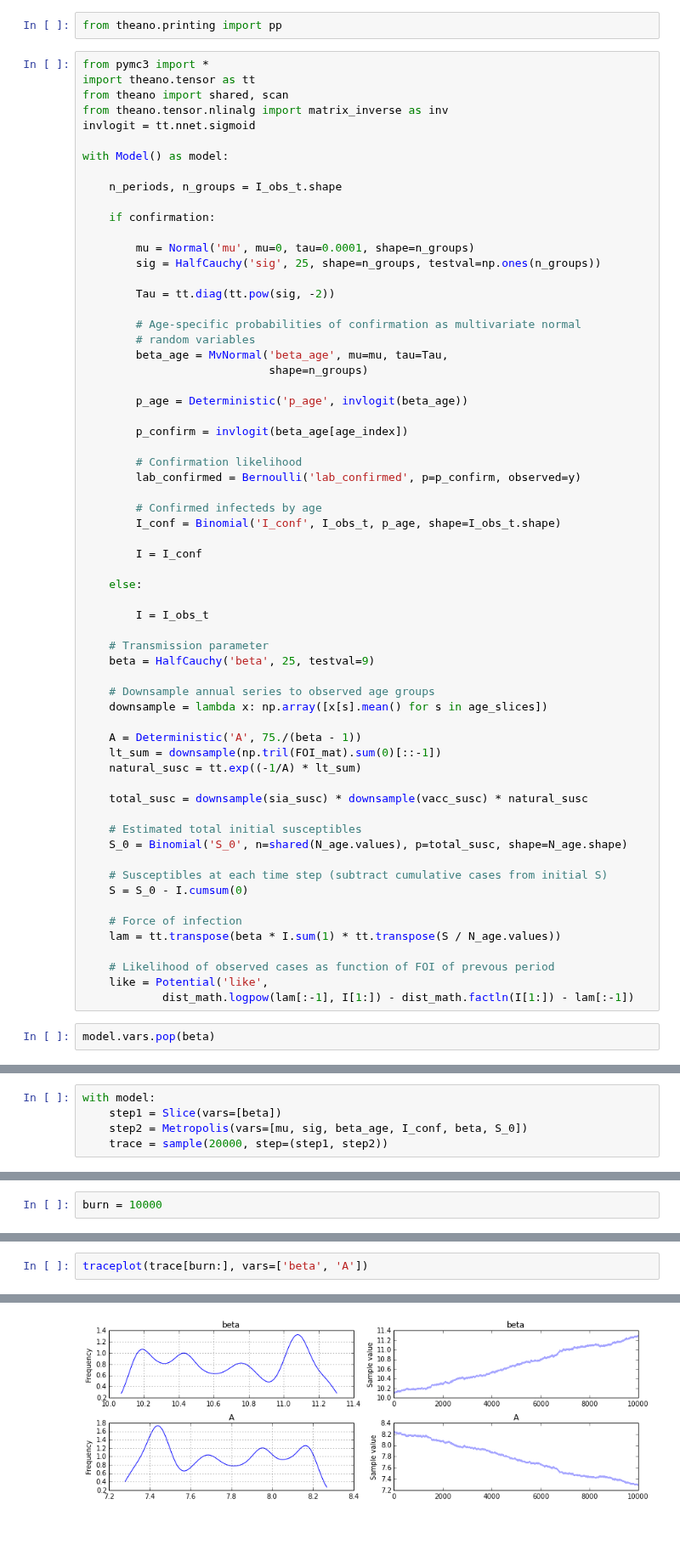
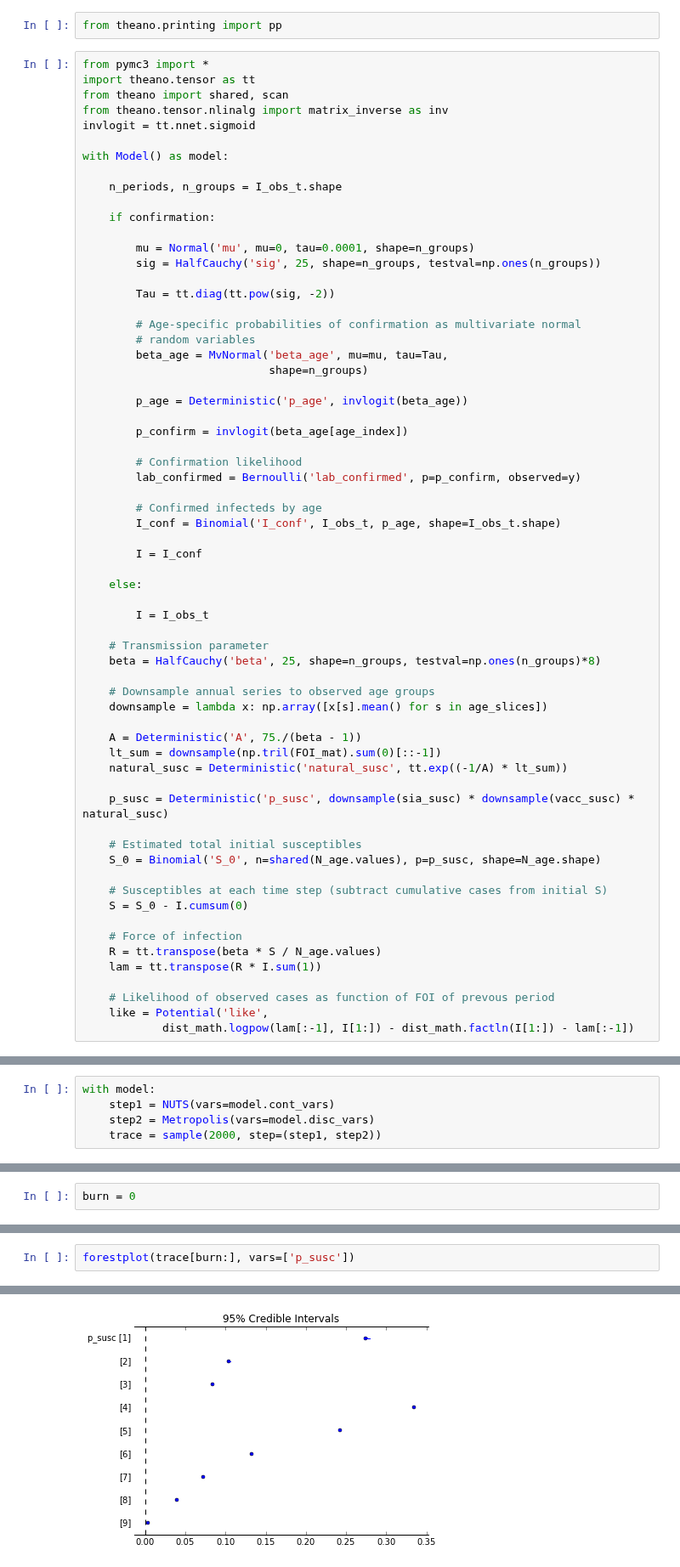
Before and after one commit to fonnesbeck/SaoPauloMeasles, a Jupyter notebook: Simple Measles Model.ipynb, the cells around one changed output, grey strips where cells are left out. Shown at 85% size. Saved outputs shown, nothing was run; the diff lists cells and outputs as text; blank space fills up the shorter version.

Commit message:
Updated pymc3 model

```diff
--- a/Simple Measles Model.ipynb
+++ b/Simple Measles Model.ipynb
@@ -459,28 +467,27 @@ with Model() as model:
         I = I_obs_t
 
     # Transmission parameter
-    beta = HalfCauchy('beta', 25, testval=9)
+    beta = HalfCauchy('beta', 25, shape=n_groups, testval=np.ones(n_groups)*8)
 
     # Downsample annual series to observed age groups
     downsample = lambda x: np.array([x[s].mean() for s in age_slices])
 
     A = Deterministic('A', 75./(beta - 1))
     lt_sum = downsample(np.tril(FOI_mat).sum(0)[::-1])
-    natural_susc = tt.exp((-1/A) * lt_sum)
+    natural_susc = Deterministic('natural_susc', tt.exp((-1/A) * lt_sum))
 
-    total_susc = downsample(sia_susc) * downsample(vacc_susc) * natural_susc
+    p_susc = Deterministic('p_susc', downsample(sia_susc) * downsample(vacc_susc) * natural_susc)
 
     # Estimated total initial susceptibles
-    S_0 = Binomial('S_0', n=shared(N_age.values), p=total_susc, shape=N_age.shape)
+    S_0 = Binomial('S_0', n=shared(N_age.values), p=p_susc, shape=N_age.shape)
 
     # Susceptibles at each time step (subtract cumulative cases from initial S)
     S = S_0 - I.cumsum(0)
 
     # Force of infection
-    lam = tt.transpose(beta * I.sum(1) * tt.transpose(S / N_age.values))
+    R = tt.transpose(beta * S / N_age.values)
+    lam = tt.transpose(R * I.sum(1))
 
     # Likelihood of observed cases as function of FOI of prevous period
     like = Potential('like',
             dist_math.logpow(lam[:-1], I[1:]) - dist_math.factln(I[1:]) - lam[:-1])
-# %%
-model.vars.pop(beta)
@@ -489,5 +494,5 @@ model.vars.pop(beta)
 # %%
 with model:
-    step1 = Slice(vars=[beta])
-    step2 = Metropolis(vars=[mu, sig, beta_age, I_conf, beta, S_0])
-    trace = sample(20000, step=(step1, step2))
+    step1 = NUTS(vars=model.cont_vars)
+    step2 = Metropolis(vars=model.disc_vars)
+    trace = sample(2000, step=(step1, step2))
@@ -496,3 +499,3 @@ with model:
 # %%
-burn = 10000
+burn = 0
 # %%
@@ -503,3 +506,3 @@ forestplot(trace, vars=['S_0'])
 # %%
-traceplot(trace[burn:], vars=['beta', 'A'])
+forestplot(trace[burn:], vars=['p_susc'])
 # %% [output]
@@ -510,4 +510,4 @@ array([[<matplotlib.axes._subplots.AxesSubplot object at 0x...>,
-[figure, old version]
+[figure, new version]
 # %%
 traceplot(trace[burn:], vars=['beta', 'A'])
 # %% [output]
```
Also changed, not shown: parts of 13 cells of this notebook.
